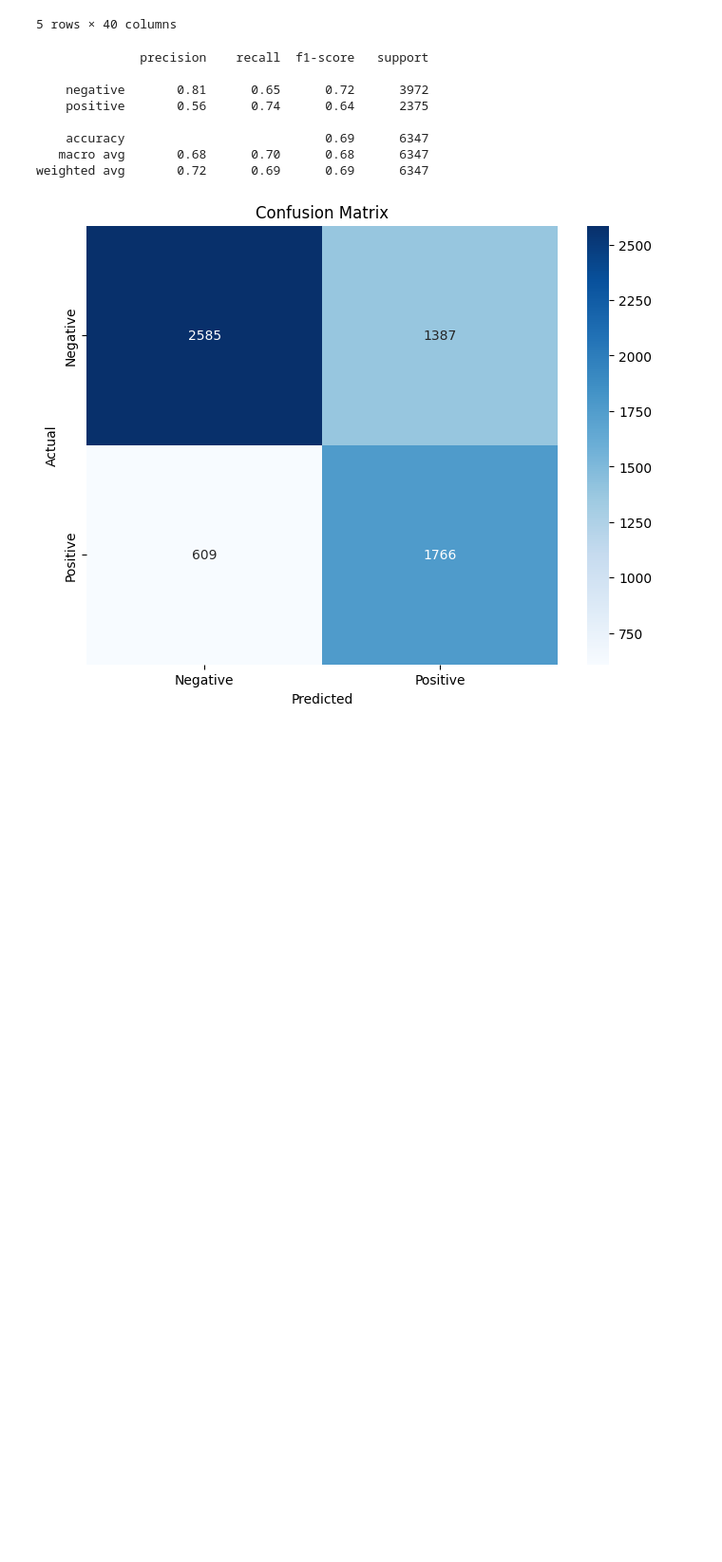
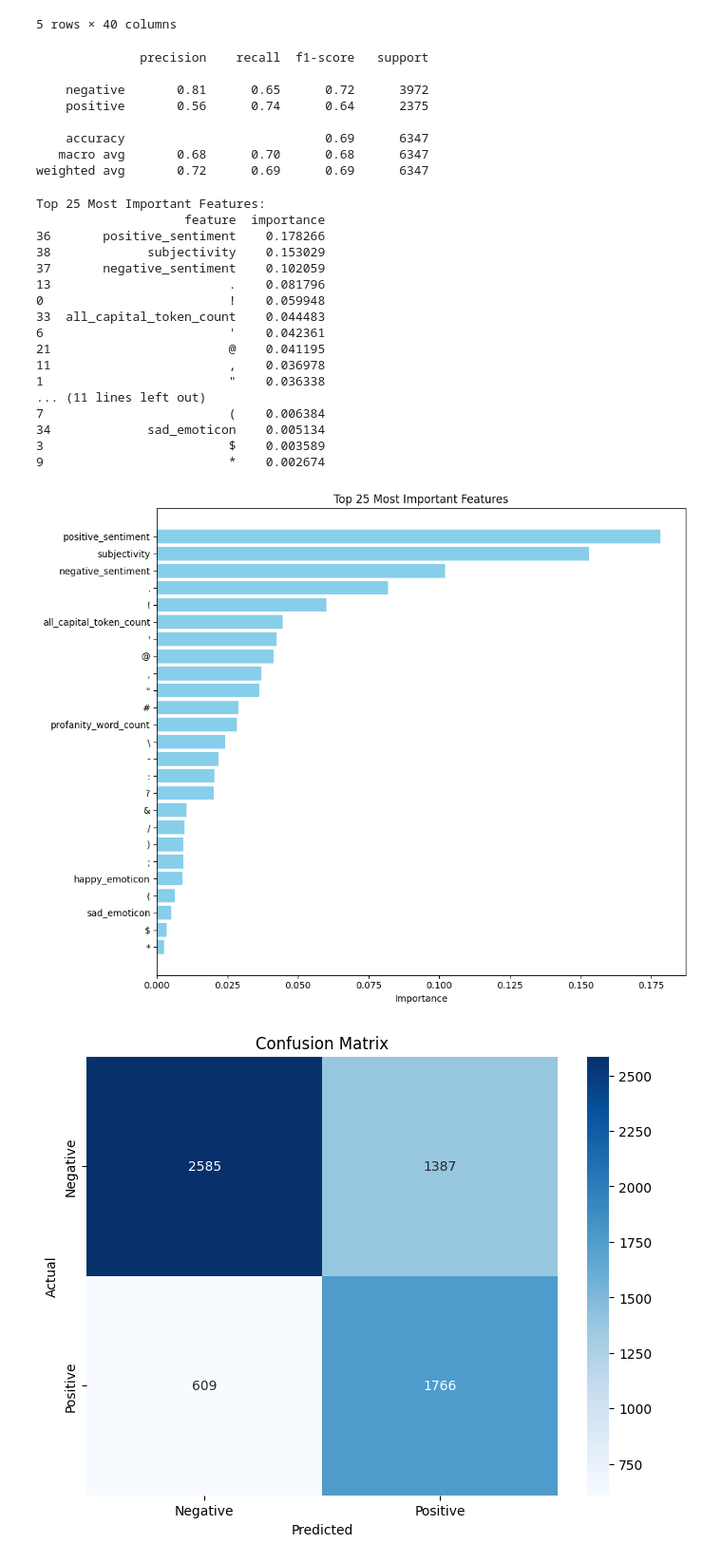
Before and after one commit to seggle01/EPL499-Team-Project-Team5, a Jupyter notebook: src/EPL499 Twitter Sentiment Classification Team 5.ipynb, the cells around one changed output. Shown: that part at 95% size. Saved outputs shown, nothing was run; the diff lists cells and outputs as text; code cells hidden in the pictures; blank space fills up the shorter version.

Commit message:
Update EPL499 Twitter Sentiment Classification Team 5.ipynb
added the top 25 features plot

```diff
--- a/src/EPL499 Twitter Sentiment Classification Team 5.ipynb
+++ b/src/EPL499 Twitter Sentiment Classification Team 5.ipynb
@@ -136,7 +136,8 @@ feature_functions = [
     count_all_capital_tokens,
     count_sad_emoticons,
     count_happy_emoticons,
-    get_sentiment_and_subjectivity
+    get_sentiment_and_subjectivity,
+
 ]
 
 X_train = df_train.drop(columns='label')
@@ -182,17 +183,64 @@ model = SGDClassifier(
 
 model.fit(X_train_features, y_train)
 y_pred = model.predict(X_test_features)
-# %%
-print(classification_report(y_test, y_pred, target_names=['negative', 'positive']))
-# %% [output]
-              precision    recall  f1-score   support
-
-    negative       0.81      0.65      0.72      3972
-    positive       0.56      0.74      0.64      2375
-
-    accuracy                           0.69      6347
-   macro avg       0.68      0.70      0.68      6347
-weighted avg       0.72      0.69      0.69      6347
+# %%
+print(classification_report(y_test, y_pred, target_names=['negative', 'positive']))
+from sklearn.ensemble import RandomForestClassifier
+import matplotlib.pyplot as plt
+import seaborn as sns
+# Train a Random Forest on your features
+model_rf = RandomForestClassifier(n_estimators=100, random_state=42)
+model_rf.fit(X_train_features, y_train)
+# Get feature importances
+feature_importances = pd.DataFrame({
+    'feature': X_train_features.columns,
+    'importance': model_rf.feature_importances_
+})
+
+# Sort by importance
+feature_importances = feature_importances.sort_values('importance', ascending=False)
+
+# Display top 25 features
+print("\nTop 25 Most Important Features:")
+print(feature_importances.head(25))
+
+# Plot top 25 features
+plt.figure(figsize=(10, 8))
+top_25 = feature_importances.head(25)
+plt.barh(range(len(top_25)), top_25['importance'].values,color='skyblue')
+plt.yticks(range(len(top_25)), top_25['feature'].values)
+plt.xlabel('Importance')
+plt.title('Top 25 Most Important Features')
+plt.gca().invert_yaxis()
+plt.tight_layout()
+plt.show()
+# %% [output]
+              precision    recall  f1-score   support
+
+    negative       0.81      0.65      0.72      3972
+    positive       0.56      0.74      0.64      2375
+
+    accuracy                           0.69      6347
+   macro avg       0.68      0.70      0.68      6347
+weighted avg       0.72      0.69      0.69      6347
+Top 25 Most Important Features:
+                    feature  importance
+36       positive_sentiment    0.178266
+38             subjectivity    0.153029
+37       negative_sentiment    0.102059
+13                        .    0.081796
+0                         !    0.059948
+33  all_capital_token_count    0.044483
+6                         '    0.042361
+21                        @    0.041195
+11                        ,    0.036978
+1                         "    0.036338
+... (11 lines left out)
+7                         (    0.006384
+34             sad_emoticon    0.005134
+3                         $    0.003589
+9                         *    0.002674
+[figure, added]
 # %%
 from sklearn.metrics import confusion_matrix
 import matplotlib.pyplot as plt
```
